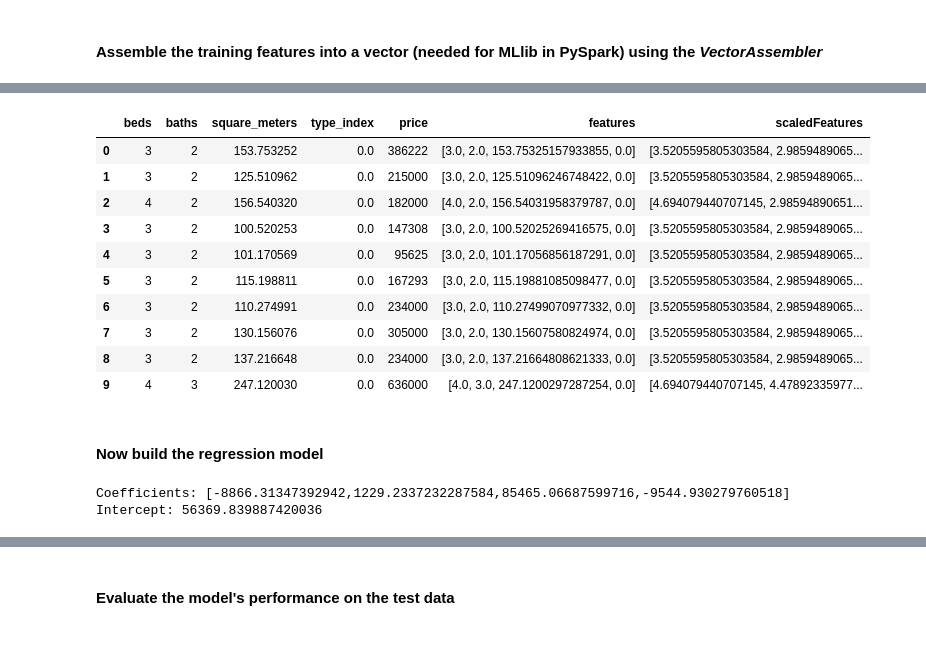
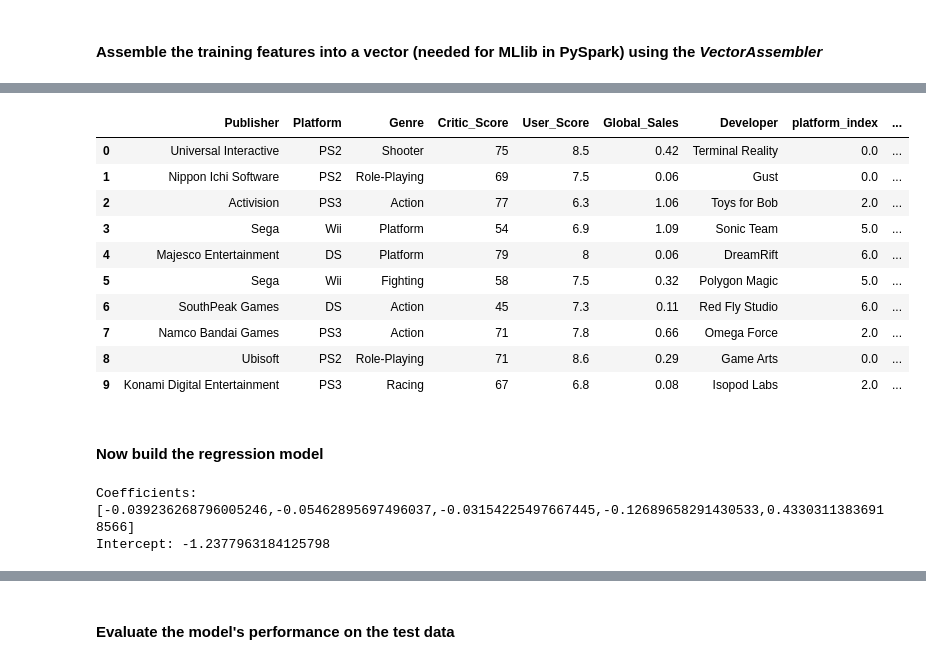
Before and after one commit to hoermannpaul/bgdspark, a Jupyter notebook: SparkSQL_Game_Sales.ipynb, the cells around one changed output, grey strips where cells are left out. Drawn from its saved outputs; the diff is of its cells as text; code cells hidden in the pictures.

```diff
--- a/SparkSQL_Game_Sales.ipynb
+++ b/SparkSQL_Game_Sales.ipynb
@@ -188,0 +157,9 @@ houses_data.limit(10).toPandas()
+# %%
+sales_data = sales_data[['Publisher', 'Platform',
+                         'Genre', 'Critic_Score',
+                         'User_Score', 'Global_Sales',
+                         'Developer']]
+# %%
+sales_data = sales_data.filter(
+    "CAST(User_Score AS DECIMAL) IS NOT NULL AND CAST(Critic_Score AS DECIMAL) IS NOT NULL"
+)
@@ -188,0 +168,16 @@ houses_data.limit(10).toPandas()
+# %%
+from pyspark.ml.feature import StringIndexer
+
+indexer = StringIndexer(inputCol='Platform', outputCol='platform_index', handleInvalid="skip")
+sales_data = indexer.fit(sales_data).transform(sales_data)
+
+indexer = StringIndexer(inputCol='Genre', outputCol='genre_index', handleInvalid="skip")
+sales_data = indexer.fit(sales_data).transform(sales_data)
+
+indexer = StringIndexer(inputCol='Developer', outputCol='dev_index', handleInvalid="skip")
+sales_data = indexer.fit(sales_data).transform(sales_data)
+
+indexer = StringIndexer(inputCol='Publisher', outputCol='publisher_index', handleInvalid="skip")
+sales_data = indexer.fit(sales_data).transform(sales_data)
+
+sales_data.limit(10).toPandas()
@@ -195,6 +200,11 @@ houses_data = houses_data[['beds', 'baths', 'square_meters', 'type_index', 'pric
 # %%
 from pyspark.ml.feature import VectorAssembler
 
-assembler = VectorAssembler(inputCols=['beds', 'baths', 'square_meters', 'type_index'], outputCol='features')
-prep_houses_data = assembler.transform(houses_data)
+# User_Score wont work, strings wont dissapear
+
+assembler = VectorAssembler(inputCols=['platform_index', 'genre_index',
+                                       'dev_index', 'publisher_index',
+                                       'Critic_Score'],
+                            outputCol='features')
+prep_sales_data = assembler.transform(sales_data)
 # %%
@@ -214,28 +224,28 @@ prep_houses_data.limit(10).toPandas()
 # %%
 from pyspark.ml.feature import StandardScaler
 
 scaler = StandardScaler(inputCol="features", outputCol="scaledFeatures")
-prep_houses_data = scaler.fit(prep_houses_data).transform(prep_houses_data)
-prep_houses_data.limit(10).toPandas()
+prep_sales_data = scaler.fit(prep_sales_data).transform(prep_sales_data)
+prep_sales_data.limit(10).toPandas()
 # %% [output]
-|  | beds | baths | square_meters | type_index | price | features | scaledFeatures |
-| 0 | 3 | 2 | 153.753252 | 0.0 | 386222 | [3.0, 2.0, 153.75325157933855, 0.0] | [3.5205595805303584, 2.9859489065... |
-| 1 | 3 | 2 | 125.510962 | 0.0 | 215000 | [3.0, 2.0, 125.51096246748422, 0.0] | [3.5205595805303584, 2.9859489065... |
-| 2 | 4 | 2 | 156.540320 | 0.0 | 182000 | [4.0, 2.0, 156.54031958379787, 0.0] | [4.694079440707145, 2.98594890651... |
-| 3 | 3 | 2 | 100.520253 | 0.0 | 147308 | [3.0, 2.0, 100.52025269416575, 0.0] | [3.5205595805303584, 2.9859489065... |
-| 4 | 3 | 2 | 101.170569 | 0.0 | 95625 | [3.0, 2.0, 101.17056856187291, 0.0] | [3.5205595805303584, 2.9859489065... |
-| 5 | 3 | 2 | 115.198811 | 0.0 | 167293 | [3.0, 2.0, 115.19881085098477, 0.0] | [3.5205595805303584, 2.9859489065... |
-| 6 | 3 | 2 | 110.274991 | 0.0 | 234000 | [3.0, 2.0, 110.27499070977332, 0.0] | [3.5205595805303584, 2.9859489065... |
-| 7 | 3 | 2 | 130.156076 | 0.0 | 305000 | [3.0, 2.0, 130.15607580824974, 0.0] | [3.5205595805303584, 2.9859489065... |
-| 8 | 3 | 2 | 137.216648 | 0.0 | 234000 | [3.0, 2.0, 137.21664808621333, 0.0] | [3.5205595805303584, 2.9859489065... |
-| 9 | 4 | 3 | 247.120030 | 0.0 | 636000 | [4.0, 3.0, 247.1200297287254, 0.0] | [4.694079440707145, 4.47892335977... |
+|  | Publisher | Platform | Genre | Critic_Score | User_Score | Global_Sales | Developer | platform_index | ... |
+| 0 | Universal Interactive | PS2 | Shooter | 75 | 8.5 | 0.42 | Terminal Reality | 0.0 | ... |
+| 1 | Nippon Ichi Software | PS2 | Role-Playing | 69 | 7.5 | 0.06 | Gust | 0.0 | ... |
+| 2 | Activision | PS3 | Action | 77 | 6.3 | 1.06 | Toys for Bob | 2.0 | ... |
+| 3 | Sega | Wii | Platform | 54 | 6.9 | 1.09 | Sonic Team | 5.0 | ... |
+| 4 | Majesco Entertainment | DS | Platform | 79 | 8 | 0.06 | DreamRift | 6.0 | ... |
+| 5 | Sega | Wii | Fighting | 58 | 7.5 | 0.32 | Polygon Magic | 5.0 | ... |
+| 6 | SouthPeak Games | DS | Action | 45 | 7.3 | 0.11 | Red Fly Studio | 6.0 | ... |
+| 7 | Namco Bandai Games | PS3 | Action | 71 | 7.8 | 0.66 | Omega Force | 2.0 | ... |
+| 8 | Ubisoft | PS2 | Role-Playing | 71 | 8.6 | 0.29 | Game Arts | 0.0 | ... |
+| 9 | Konami Digital Entertainment | PS3 | Racing | 67 | 6.8 | 0.08 | Isopod Labs | 2.0 | ... |
 # %% [markdown]
 #### Now build the regression model
 # %%
 from pyspark.ml.regression import LinearRegression
 
-train, test = prep_houses_data.randomSplit([.8,.2], seed=0)
-lr = LinearRegression(featuresCol='scaledFeatures', labelCol='price')
+train, test = prep_sales_data.randomSplit([.8,.2], seed=0)
+lr = LinearRegression(featuresCol='scaledFeatures', labelCol='Global_Sales')
 
 lrModel = lr.fit(train)
 
@@ -243,8 +253,8 @@ print("Coefficients: %s" % str(lrModel.coefficients))
 print("Intercept: %s" % str(lrModel.intercept))
 trainingSummary = lrModel.summary
 # %% [output]
-Coefficients: [-8866.31347392942,1229.2337232287584,85465.06687599716,-9544.930279760518]
-Intercept: 56369.839887420036
+Coefficients: [-0.039236268796005246,-0.05462895697496037,-0.03154225497667445,-0.12689658291430533,0.43303113836918566]
+Intercept: -1.2377963184125798
 # %%
 print("numIterations: %d" % trainingSummary.totalIterations)
 print("objectiveHistory: %s" % str(trainingSummary.objectiveHistory))
```
Also changed, not shown: parts of 31 cells of this notebook, 1 other file.
